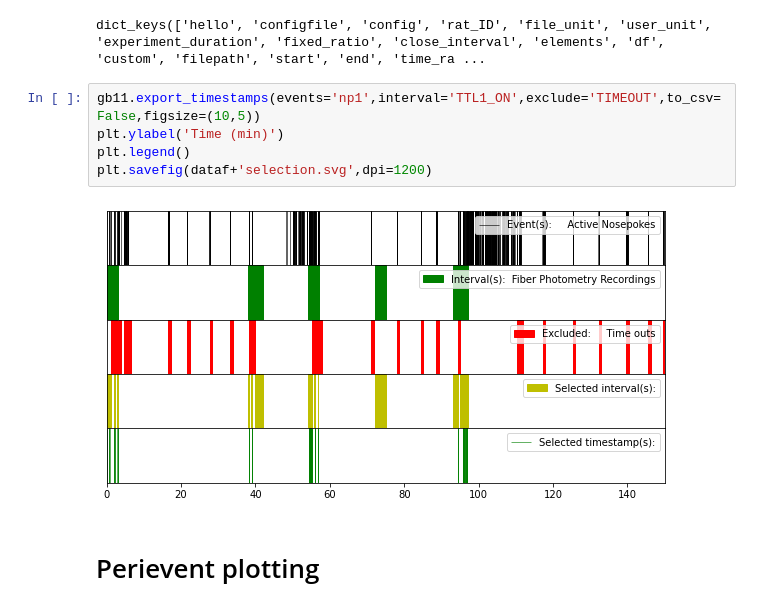
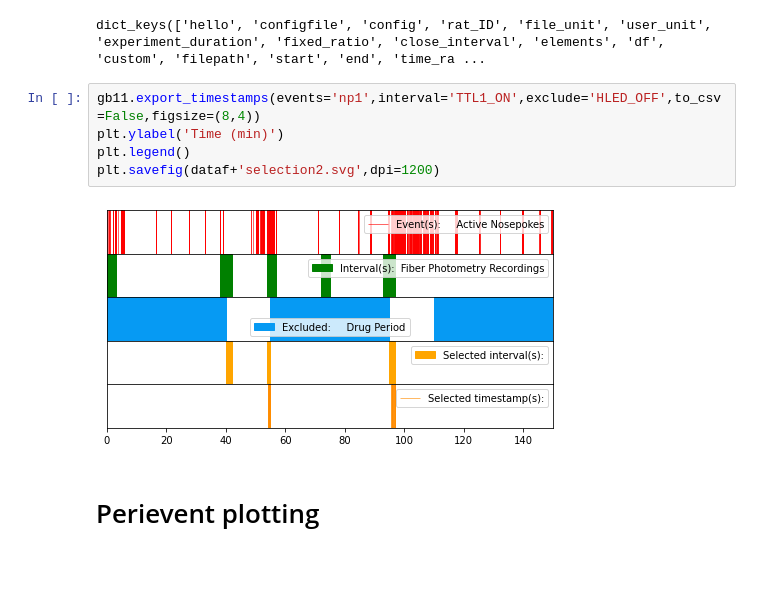
Before and after one commit to matias-ceau/pyfiber, a Jupyter notebook: dev/FIGURES.ipynb, the cells around one changed output. Saved outputs shown, nothing was run; the diff lists cells and outputs as text; blank space fills up the shorter version.

```diff
--- a/dev/FIGURES.ipynb
+++ b/dev/FIGURES.ipynb
@@ -44,12 +44,12 @@ gb11.__dict__.keys()
 # %% [output]
 dict_keys(['hello', 'configfile', 'config', 'rat_ID', 'file_unit', 'user_unit', 'experiment_duration', 'fixed_ratio', 'close_interval', 'elements', 'df', 'custom', 'filepath', 'start', 'end', 'time_ra ...
 # %%
-gb11.export_timestamps(events='np1',interval='TTL1_ON',exclude='TIMEOUT',to_csv=False,figsize=(10,5))
+gb11.export_timestamps(events='np1',interval='TTL1_ON',exclude='HLED_OFF',to_csv=False,figsize=(8,4))
 plt.ylabel('Time (min)')
 plt.legend()
-plt.savefig(dataf+'selection.svg',dpi=1200)
+plt.savefig(dataf+'selection2.svg',dpi=1200)
 # %% [output]
-[figure, old version]
+[figure, new version]
 # %% [markdown]
 # Perievent plotting
 # %%
```
Also changed, not shown: parts of 9 cells of this notebook, 8 other files.
